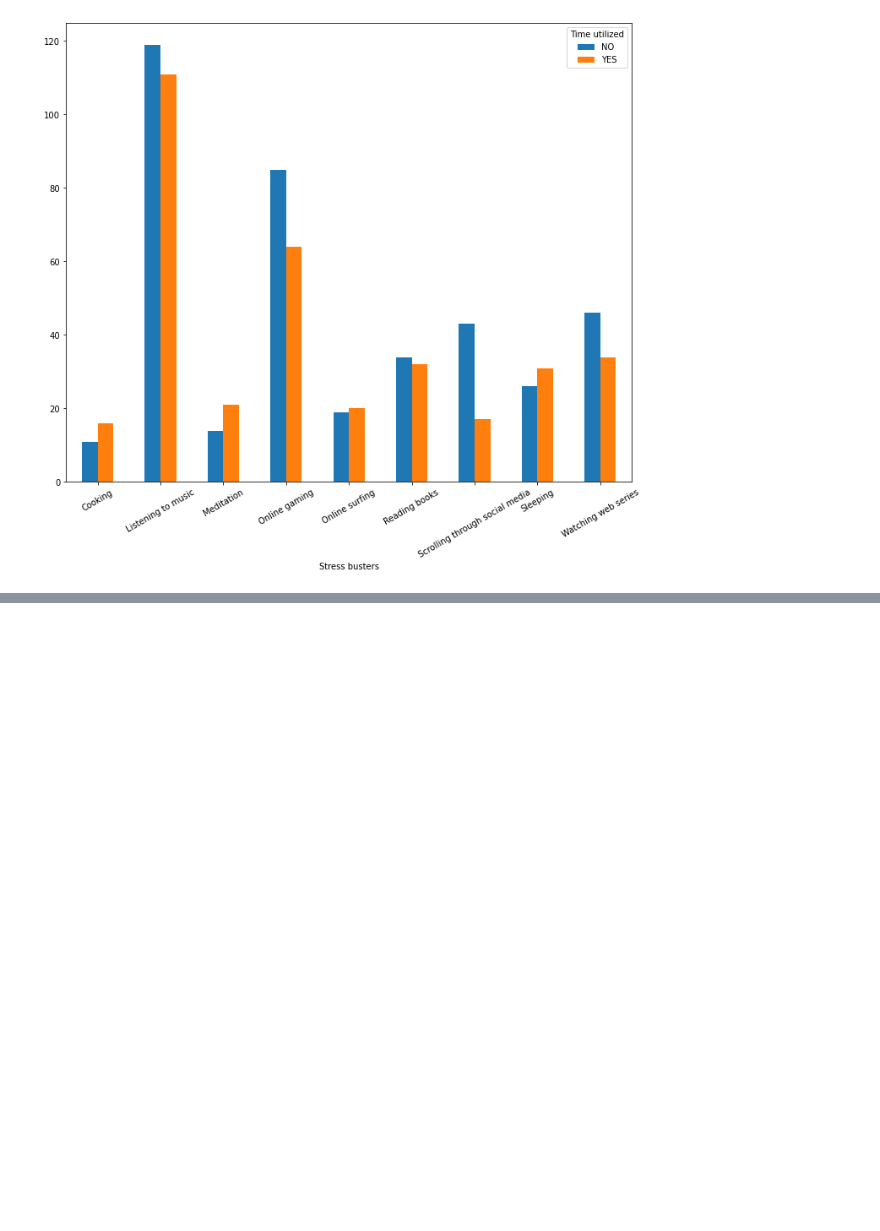
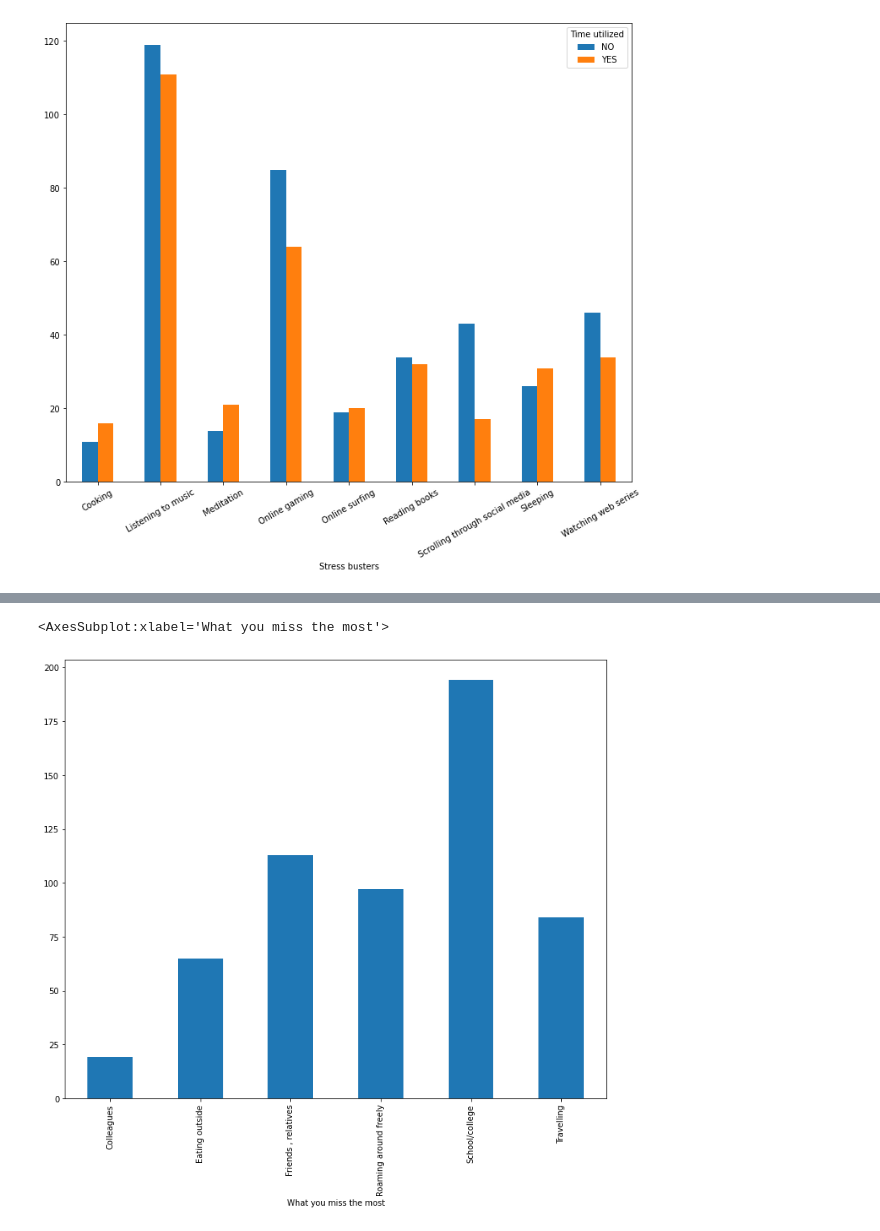
Before and after one commit to jdylik/COVID19_Survey_Data_Analysis, a Jupyter notebook: Proj.ipynb, the cells around one changed output, grey strips where cells are left out. Drawn from its saved outputs; the diff is of its cells as text; code cells hidden in the pictures; blank space fills up the shorter version.

```diff
--- a/Proj.ipynb
+++ b/Proj.ipynb
@@ -207,0 +213,8 @@ df[df["Stress busters"].isin(top_values)].groupby(["Stress busters", "Time utili
+# %%
+only_older = df[(df["Age Category"]=='Younger students')|(df["Age Category"]=='Older students')]
+highest = only_older["What you miss the most"].value_counts()[0:6]
+top_values = highest.index.tolist()
+only_older[only_older["What you miss the most"].isin(top_values)].groupby(["What you miss the most"]).size().plot(figsize=(12, 10), kind='bar')
+# %% [output]
+<AxesSubplot:xlabel='What you miss the most'>
+[figure, added]
```
Also changed, not shown: parts of 14 cells of this notebook.
